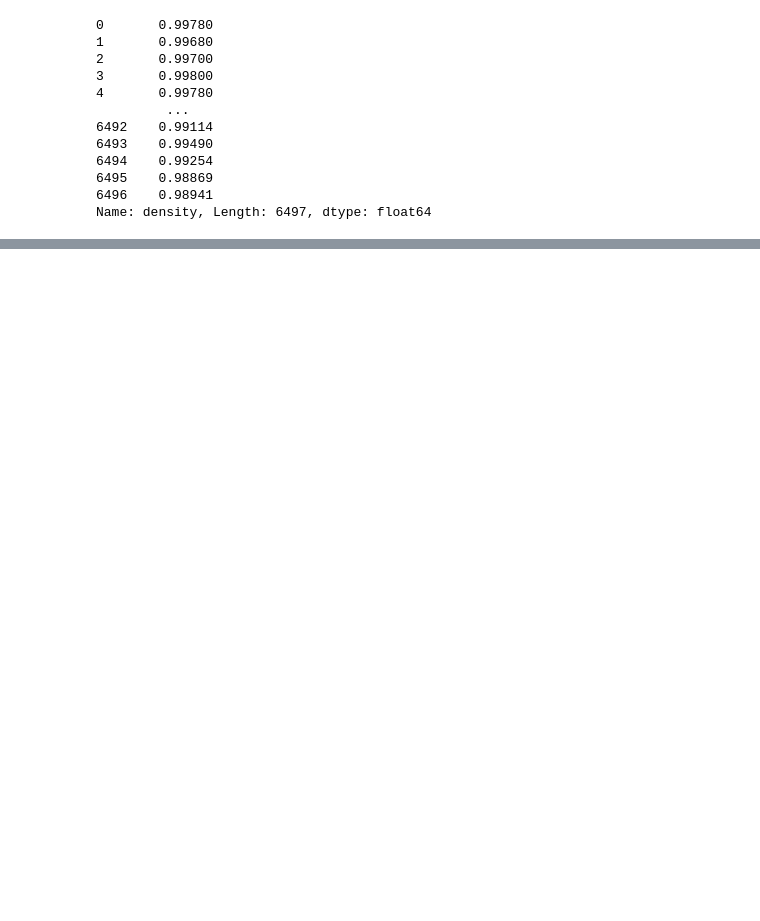
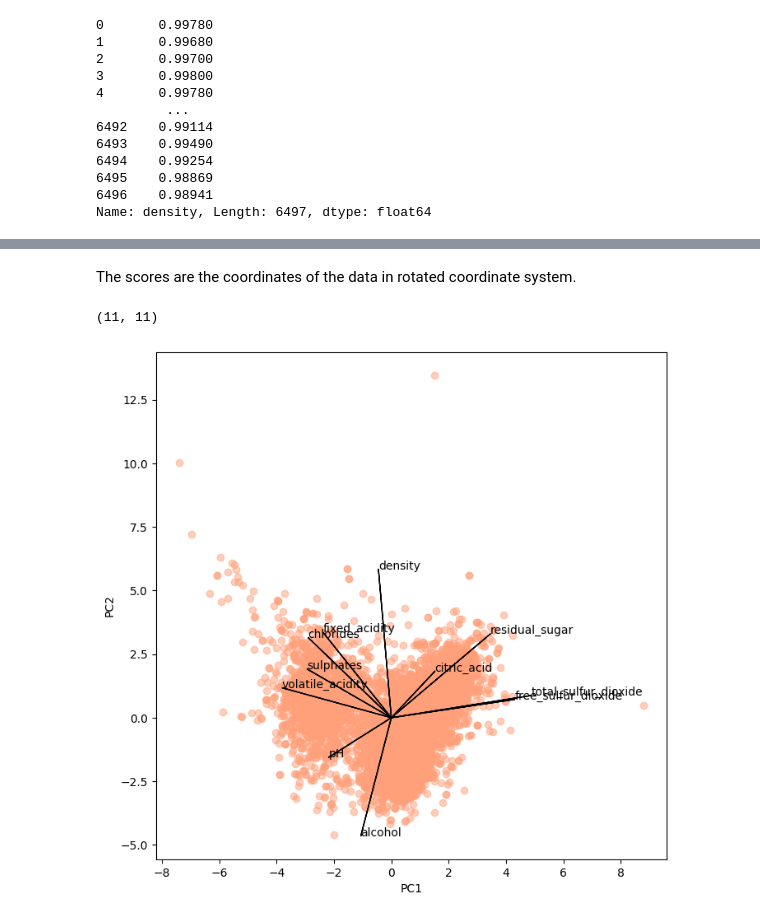
Before and after one commit to chainrunner8/Statistical-Learning, a Jupyter notebook: GA/explore.ipynb, the cells around one changed output, grey strips where cells are left out. Cells and saved outputs as stored; diff of their text form; code cells hidden in the pictures; blank space fills up the shorter version.

```diff
--- a/GA/explore.ipynb
+++ b/GA/explore.ipynb
@@ -153,11 +204,17 @@ scores = pca_X.transform(X_scaled)
+# %% [markdown]
+The scores are the coordinates of the data in rotated coordinate system.
 # %%
-pca_X.components.shape_
+pca_X.components_.shape
+# %% [output]
+(11, 11)
 # %%
-s_ = 1
+s_ = 10
 fig, ax = plt.subplots(1, 1, figsize=(8, 8))
-ax.scatter(scores[:, 0], scores[:, 1])
-ax.set_xlabel('PC%d' % (i+1))
-ax.set_ylabel('PC%d' % (j+1))
+ax.scatter(scores[:, 0], scores[:, 1], color='lightsalmon', alpha=0.5)
+ax.set_xlabel('PC1')
+ax.set_ylabel('PC2')
 for k in range(pca_X.components_.shape[1]):
     ax.arrow(0, 0, s_*pca_X.components_[0, k], s_*pca_X.components_[1, k])
     ax.text(s_*pca_X.components_[0, k], s_*pca_X.components_[1, k], X.columns[k])
+# %% [output]
+[figure, added]
```
Also changed, not shown: parts of 15 cells of this notebook, 2 other files.
